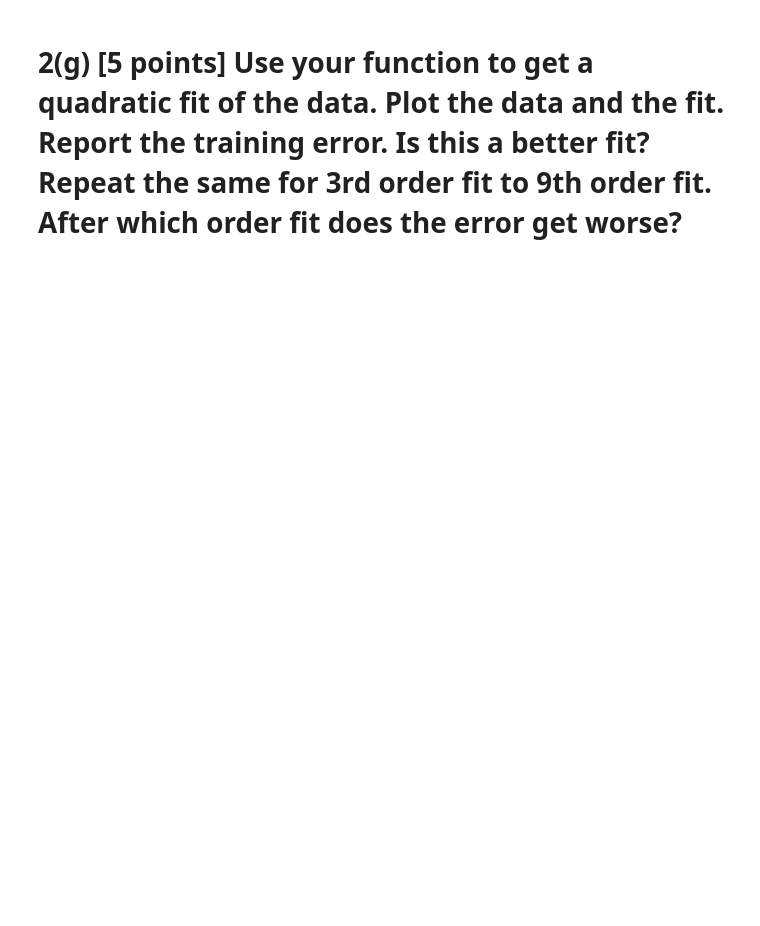
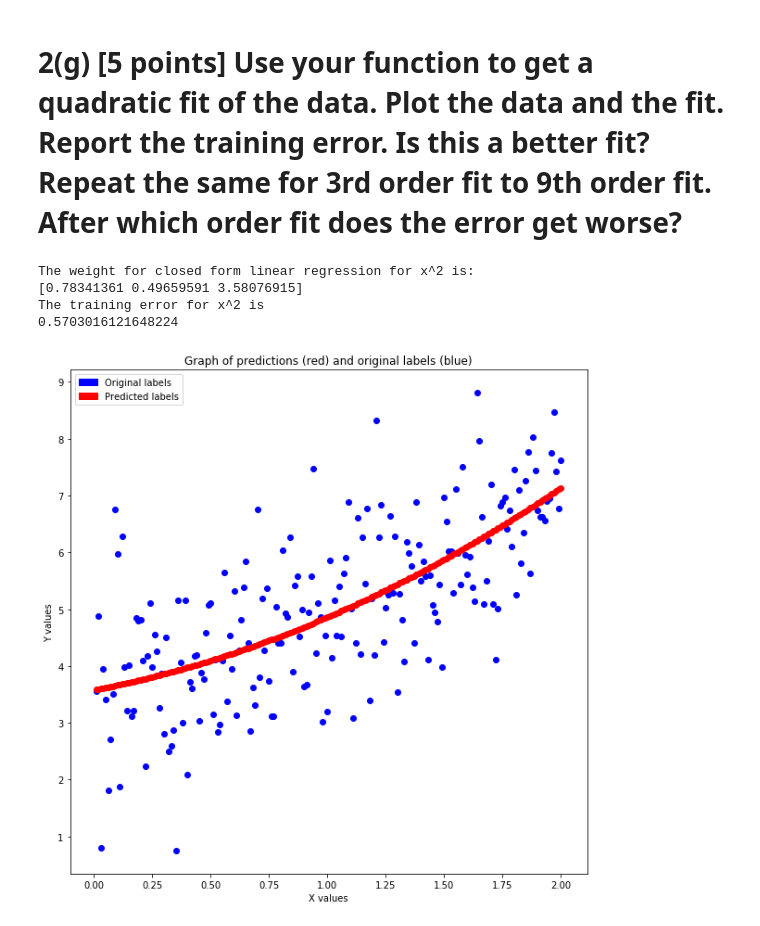
Before and after one commit to GlennChia/01_112_machine_learning, a Jupyter notebook: hw1/2_linear_and_polynomial_regression.ipynb, the cells around one changed output. Saved outputs shown, nothing was run; the diff lists cells and outputs as text; code cells hidden in the pictures; blank space fills up the shorter version.

```diff
--- a/hw1/2_linear_and_polynomial_regression.ipynb
+++ b/hw1/2_linear_and_polynomial_regression.ipynb
@@ -131,2 +113,15 @@ plt.show()
 # %% [markdown]
 # 2(c) [5 points] Write a function that will evaluate the training error in terms of empirical risk of the resulting fit in 2(b) and report the error.
+# %%
+# Formula for empirical risk is in Lecture 4 slides
+
+def evaluate_training_error(x, y, weight):
+    total_entries = len(df)
+    x = np.c_[x, np.ones(len(df))]
+    total_loss = 0.0
+    for i in range(total_entries):
+        total_loss += np.power(y[i] - weight.dot(x[i]), 2) / 2
+    training_loss = total_loss / total_entries
+    return training_loss
+training_error_closed_form = evaluate_training_error(np.array(df['x']), np.array(df['y']), weight_closed_form)
+print('The training error in terms of empirical risk of the resulting fit in 2(b) is \n{}'.format(training_error_closed_form))
@@ -137,2 +193,25 @@ plt.show()
 # %% [markdown]
 # 2(f) [10 points] Write a function called PolyRegress(x,y,d) which adds the features x<sup>2</sup>, x <sup>3</sup>, ... x <sup>d</sup> to the inputs and performs polynomial regression using closed form solution.
+# %%
+def polyRegress(x, y, d):
+    number_of_data_points = x.shape[0]
+    orig_x = x
+    if d >= 2:
+        for dimension in range(2, d + 1):
+            x_dimension = np.power(orig_x, dimension)
+            # Add the dimension to the end of the x
+            x = np.column_stack((x, x_dimension))
+    # Add the column of 1s
+    x_with_one = np.c_[x, np.ones(number_of_data_points)]
+    # Compute a and b
+    a = (1/number_of_data_points * np.transpose(x_with_one).dot(x_with_one))
+    b = (1/number_of_data_points * np.transpose(x_with_one).dot(y))
+    # print('Matrix A is: \n {}'.format(a))
+    # print('Vector B is: \n {}'.format(b))
+    # Compute the weight
+    weight = np.dot(np.linalg.inv(a), b)
+    print ('The weight for closed form linear regression for x^{} is: \n{}'.format(d, weight))
+    return x, weight
+
+
+x_2, x_2_weight = polyRegress(np.array(df['x']), np.array(df['y']), 2)
@@ -139,2 +221,15 @@ plt.show()
 # %% [markdown]
 # 2(g) [5 points] Use your function to get a quadratic fit of the data. Plot the data and the fit. Report the training error. Is this a better fit? Repeat the same for 3rd order fit to 9th order fit. After which order fit does the error get worse?
+# %%
+# Get the error for quadratic fit and plot the data
+x_2, x_2_weight = polyRegress(np.array(df['x']), np.array(df['y']), 2)
+df_x2 = predict(x_2_weight, x_2, np.array(df['y']), df)
+training_error_x_2 = evaluate_training_error(x_2, df['y'], x_2_weight)
+print('The training error for x^2 is \n{}'.format(training_error_x_2))
+plot_label_prediction(df_x2)
+# %% [output]
+The weight for closed form linear regression for x^2 is:
+[0.78341361 0.49659591 3.58076915]
+The training error for x^2 is
+0.5703016121648224
+[figure, added]
```
Also changed, not shown: parts of 27 cells of this notebook.
